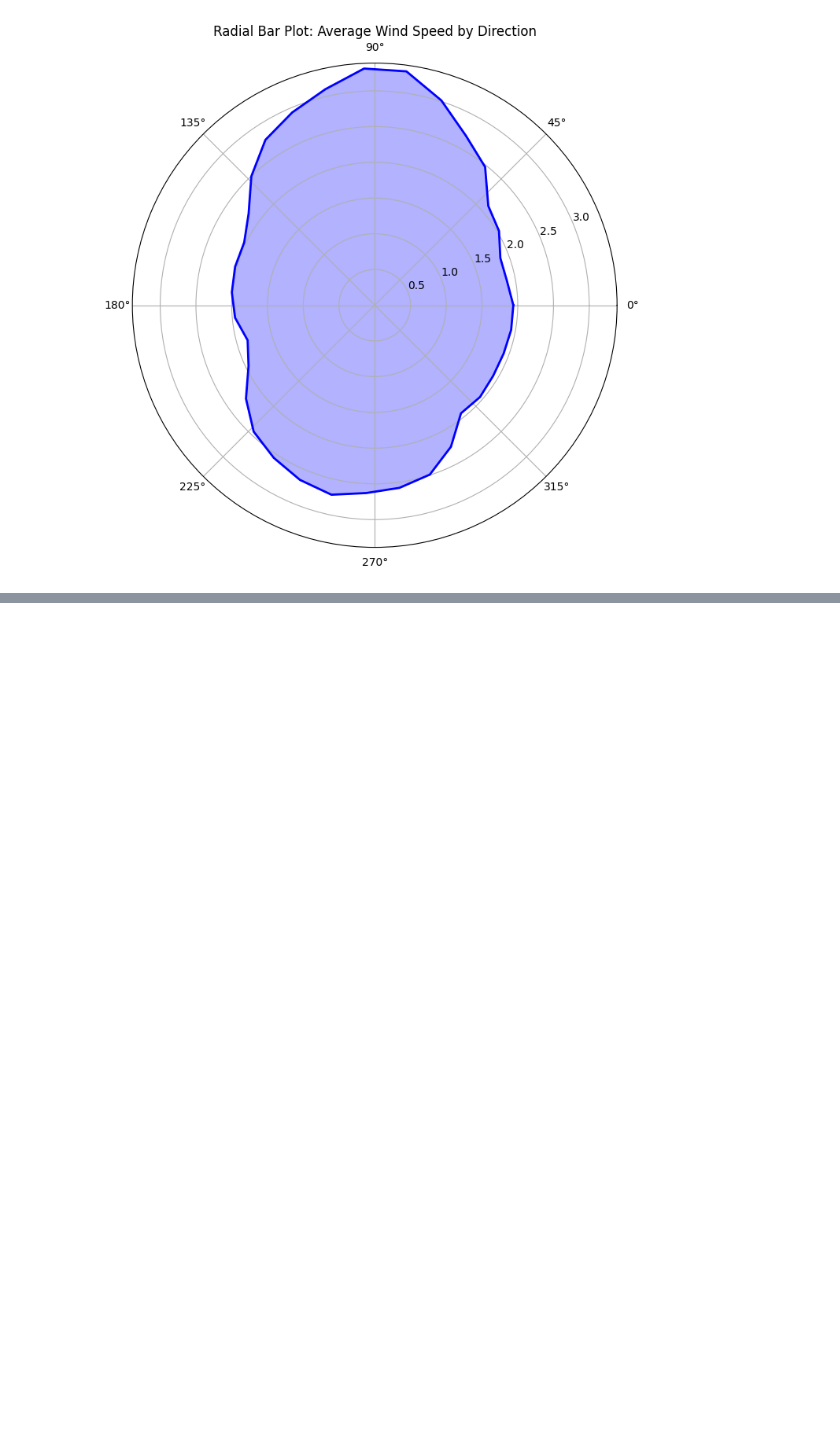
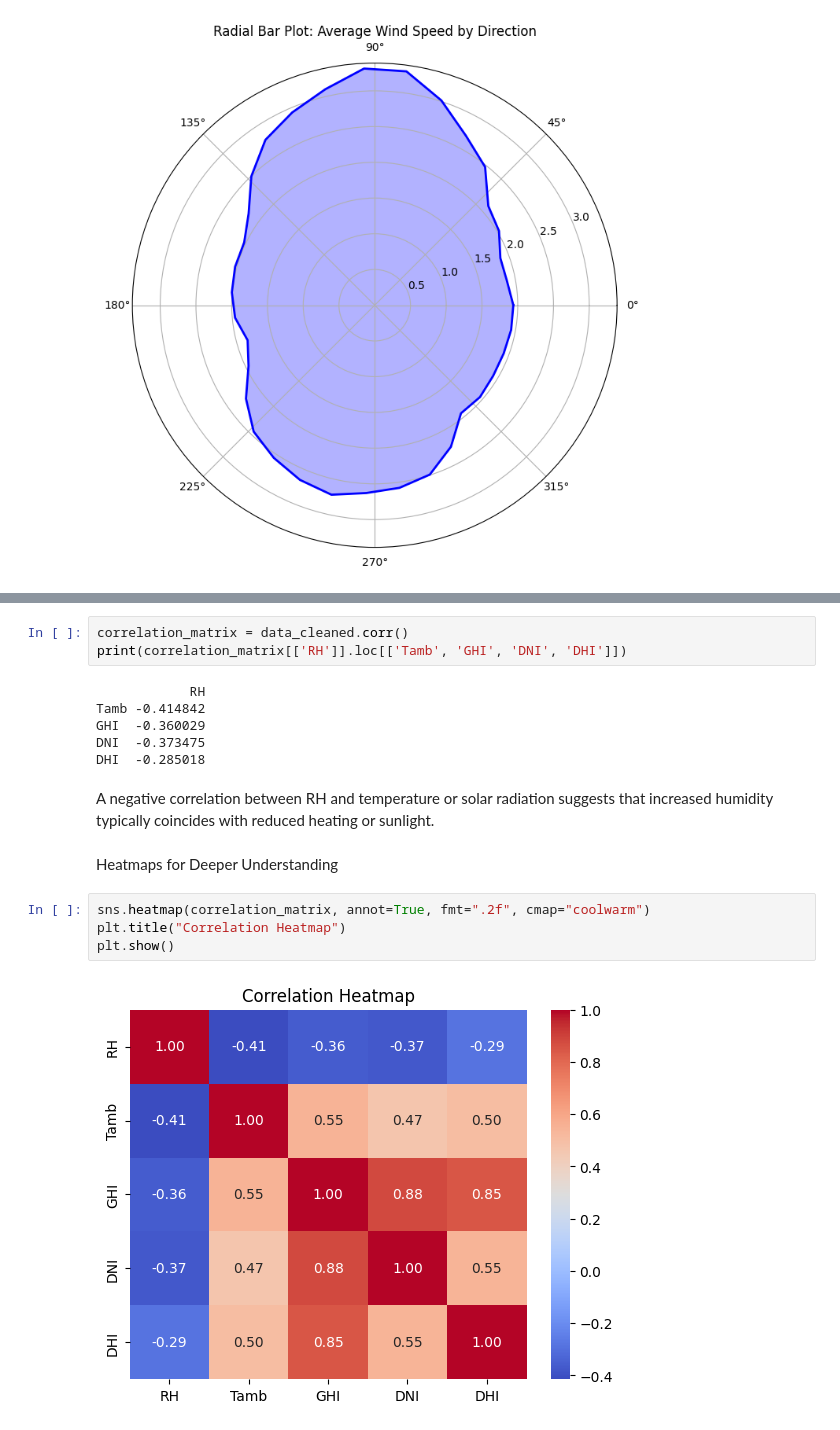
Before and after one commit to Tsegaye16/10-Accademy-week-0, a Jupyter notebook: notebooks/eda_for_benin.ipynb, the cells around one changed output, grey strips where cells are left out. Drawn from its saved outputs; the diff is of its cells as text; blank space fills up the shorter version.

```diff
--- a/notebooks/eda_for_benin.ipynb
+++ b/notebooks/eda_for_benin.ipynb
@@ -341,0 +378,19 @@ plt.show()
+# %%
+correlation_matrix = data_cleaned.corr()
+print(correlation_matrix[['RH']].loc[['Tamb', 'GHI', 'DNI', 'DHI']])
+# %% [output]
+            RH
+Tamb -0.414842
+GHI  -0.360029
+DNI  -0.373475
+DHI  -0.285018
+# %% [markdown]
+A negative correlation between RH and temperature or solar radiation suggests that increased humidity typically coincides with reduced heating or sunlight.
+# %% [markdown]
+Heatmaps for Deeper Understanding
+# %%
+sns.heatmap(correlation_matrix, annot=True, fmt=".2f", cmap="coolwarm")
+plt.title("Correlation Heatmap")
+plt.show()
+# %% [output]
+[figure, added]
```
Also changed, not shown: parts of 26 cells of this notebook, 1 other file.
